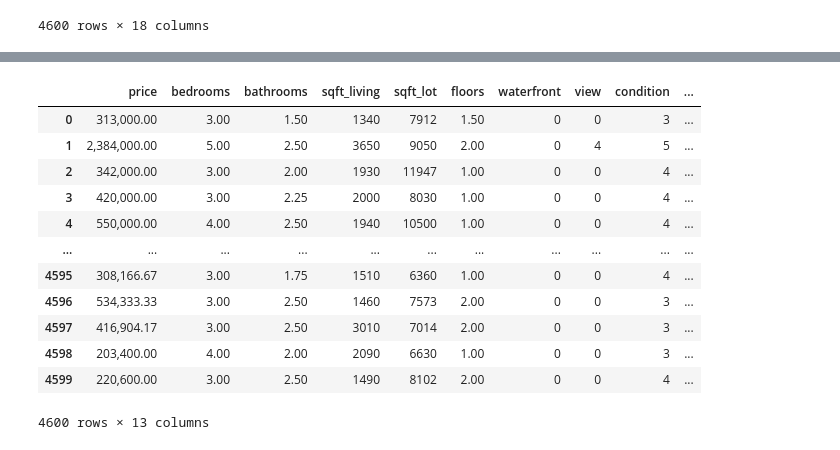
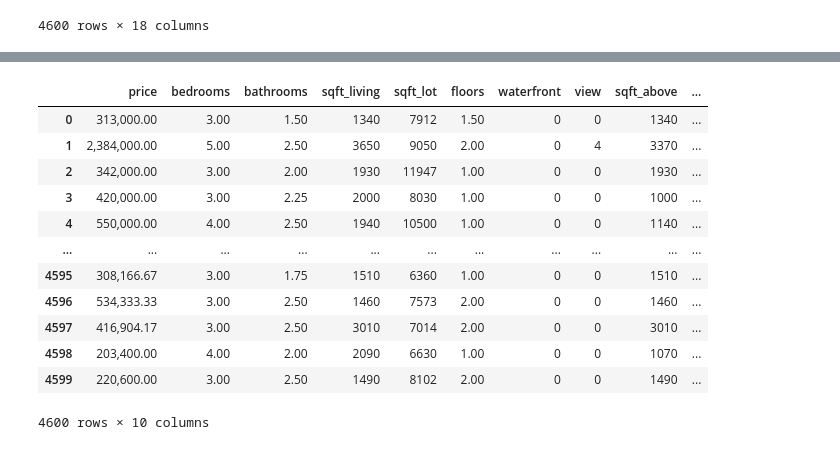
Before and after one commit to gabrield03/HousePricePrediction, a Jupyter notebook: HousePricePrediction.ipynb, the cells around one changed output, grey strips where cells are left out. Cells and saved outputs as stored; diff of their text form; code cells hidden in the pictures.

```diff
--- a/HousePricePrediction.ipynb
+++ b/HousePricePrediction.ipynb
@@ -49,31 +49,30 @@ memory usage: 647.0+ KB
 # %%
 #print(house_data.date.value_counts())  # drop
 #print(house_data.street.value_counts()) # drop
 #print(house_data.city.value_counts()) # drop
 #print(house_data.statezip.value_counts()) # check, maybe drop
 #print(house_data.country.value_counts()) # All USA. drop
 
 #house_data.replace({'statezip': r'\s[0-9]*'}, '', regex=True, inplace=True)
 #house_data.statezip.value_counts() # All WA. drop
 
 # Save the city and zip in case we want to work with it later
 house_city = house_data.city
 house_zip = house_data.replace({'statezip': r'WA\s'}, '', regex=True).statezip
 
-
-house_data.drop(columns=['date', 'street', 'city', 'statezip', 'country'], inplace=True)
+house_data.drop(columns=['date', 'condition', 'yr_built', 'yr_renovated', 'street', 'city', 'statezip', 'country'], inplace=True)
 house_data
 # %% [output]
-|  | price | bedrooms | bathrooms | sqft_living | sqft_lot | floors | waterfront | view | condition | ... |
-| 0 | 313,000.00 | 3.00 | 1.50 | 1340 | 7912 | 1.50 | 0 | 0 | 3 | ... |
-| 1 | 2,384,000.00 | 5.00 | 2.50 | 3650 | 9050 | 2.00 | 0 | 4 | 5 | ... |
-| 2 | 342,000.00 | 3.00 | 2.00 | 1930 | 11947 | 1.00 | 0 | 0 | 4 | ... |
-| 3 | 420,000.00 | 3.00 | 2.25 | 2000 | 8030 | 1.00 | 0 | 0 | 4 | ... |
-| 4 | 550,000.00 | 4.00 | 2.50 | 1940 | 10500 | 1.00 | 0 | 0 | 4 | ... |
+|  | price | bedrooms | bathrooms | sqft_living | sqft_lot | floors | waterfront | view | sqft_above | ... |
+| 0 | 313,000.00 | 3.00 | 1.50 | 1340 | 7912 | 1.50 | 0 | 0 | 1340 | ... |
+| 1 | 2,384,000.00 | 5.00 | 2.50 | 3650 | 9050 | 2.00 | 0 | 4 | 3370 | ... |
+| 2 | 342,000.00 | 3.00 | 2.00 | 1930 | 11947 | 1.00 | 0 | 0 | 1930 | ... |
+| 3 | 420,000.00 | 3.00 | 2.25 | 2000 | 8030 | 1.00 | 0 | 0 | 1000 | ... |
+| 4 | 550,000.00 | 4.00 | 2.50 | 1940 | 10500 | 1.00 | 0 | 0 | 1140 | ... |
 | ... | ... | ... | ... | ... | ... | ... | ... | ... | ... | ... |
-| 4595 | 308,166.67 | 3.00 | 1.75 | 1510 | 6360 | 1.00 | 0 | 0 | 4 | ... |
-| 4596 | 534,333.33 | 3.00 | 2.50 | 1460 | 7573 | 2.00 | 0 | 0 | 3 | ... |
-| 4597 | 416,904.17 | 3.00 | 2.50 | 3010 | 7014 | 2.00 | 0 | 0 | 3 | ... |
-| 4598 | 203,400.00 | 4.00 | 2.00 | 2090 | 6630 | 1.00 | 0 | 0 | 3 | ... |
-| 4599 | 220,600.00 | 3.00 | 2.50 | 1490 | 8102 | 2.00 | 0 | 0 | 4 | ... |
+| 4595 | 308,166.67 | 3.00 | 1.75 | 1510 | 6360 | 1.00 | 0 | 0 | 1510 | ... |
+| 4596 | 534,333.33 | 3.00 | 2.50 | 1460 | 7573 | 2.00 | 0 | 0 | 1460 | ... |
+| 4597 | 416,904.17 | 3.00 | 2.50 | 3010 | 7014 | 2.00 | 0 | 0 | 3010 | ... |
+| 4598 | 203,400.00 | 4.00 | 2.00 | 2090 | 6630 | 1.00 | 0 | 0 | 1070 | ... |
+| 4599 | 220,600.00 | 3.00 | 2.50 | 1490 | 8102 | 2.00 | 0 | 0 | 1490 | ... |
-4600 rows × 13 columns
+4600 rows × 10 columns
```
Also changed, not shown: parts of 21 cells of this notebook.
